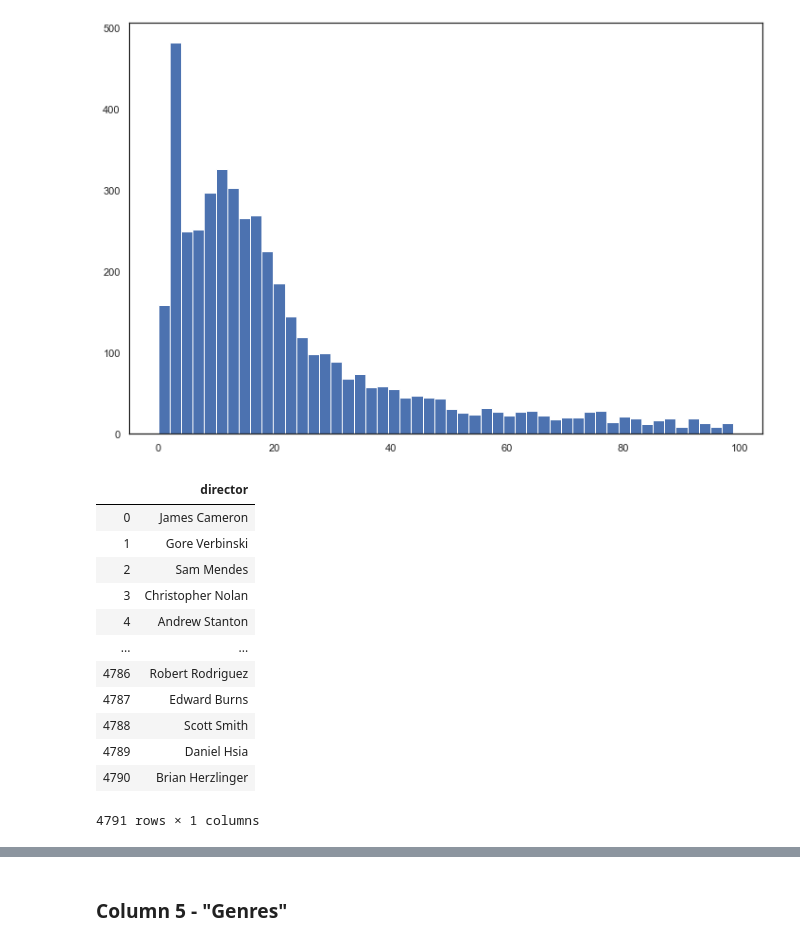
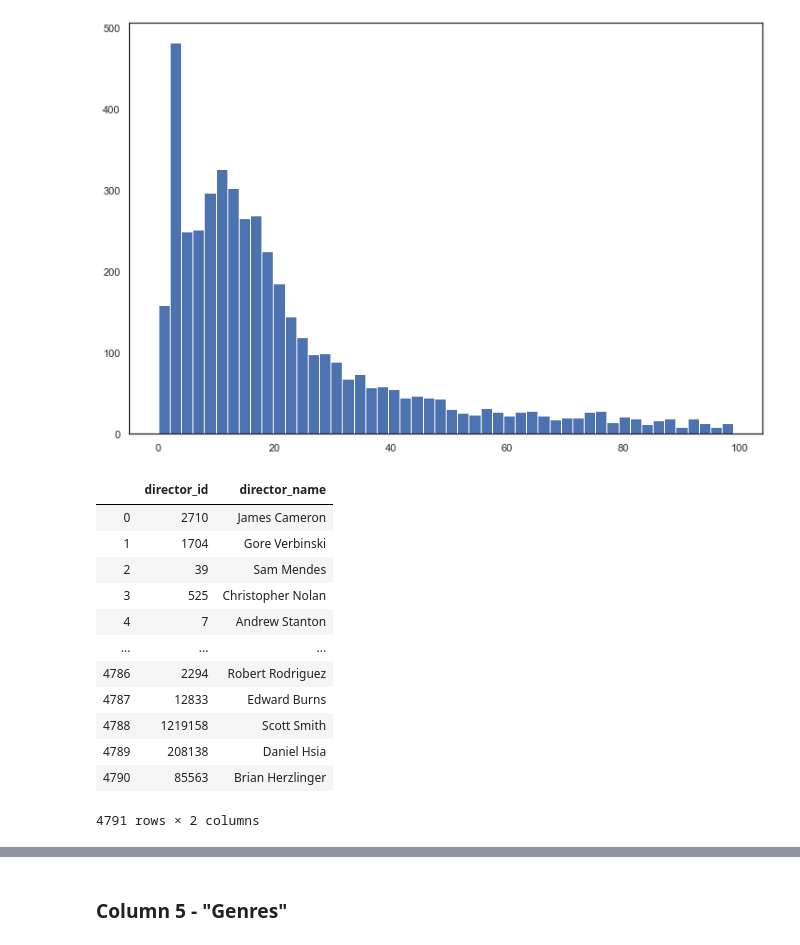
Before and after one commit to Bingzi-Li/NTU-20191018, a Jupyter notebook: data_selection.ipynb, the cells around one changed output, grey strips where cells are left out. Cells and saved outputs as stored; diff of their text form; code cells hidden in the pictures.

```diff
--- a/data_selection.ipynb
+++ b/data_selection.ipynb
@@ -859,30 +855,31 @@ tmdb_df['crew_num'] = n_crew
 # %%
 def crew_director(crew):
     if not crew.empty:
-        director_name = crew[crew['job']=='Director']['name']
-        if not director_name.empty:
-            return director_name.values[0]
+        director = crew[crew['job']=='Director']
+        if not director.empty:
+            return [director['id'].values[0], director['name'].values[0]]
 
-    return None
+    return [None, None]
 # %%
 tmdb_df_crew_director = tmdb_df['crew'].apply(crew_director)
 # %%
-crew_director_df = pd.DataFrame(list(tmdb_df_crew_director), columns=['director'])
+crew_director_df = pd.DataFrame(np.array(tmdb_df_crew_director.values.tolist()),
+                                columns=['director_id', 'director_name'])
 crew_director_df
 # %% [output]
-|  | director |
-| 0 | James Cameron |
-| 1 | Gore Verbinski |
-| 2 | Sam Mendes |
-| 3 | Christopher Nolan |
-| 4 | Andrew Stanton |
-| ... | ... |
-| 4786 | Robert Rodriguez |
-| 4787 | Edward Burns |
-| 4788 | Scott Smith |
-| 4789 | Daniel Hsia |
-| 4790 | Brian Herzlinger |
+|  | director_id | director_name |
+| 0 | 2710 | James Cameron |
+| 1 | 1704 | Gore Verbinski |
+| 2 | 39 | Sam Mendes |
+| 3 | 525 | Christopher Nolan |
+| 4 | 7 | Andrew Stanton |
+| ... | ... | ... |
+| 4786 | 2294 | Robert Rodriguez |
+| 4787 | 12833 | Edward Burns |
+| 4788 | 1219158 | Scott Smith |
+| 4789 | 208138 | Daniel Hsia |
+| 4790 | 85563 | Brian Herzlinger |
-4791 rows × 1 columns
+4791 rows × 2 columns
 # %%
 tmdb_df = tmdb_df.join(crew_director_df)
 tmdb_df.head()
```
Also changed, not shown: parts of 23 cells of this notebook, 11 other files.
